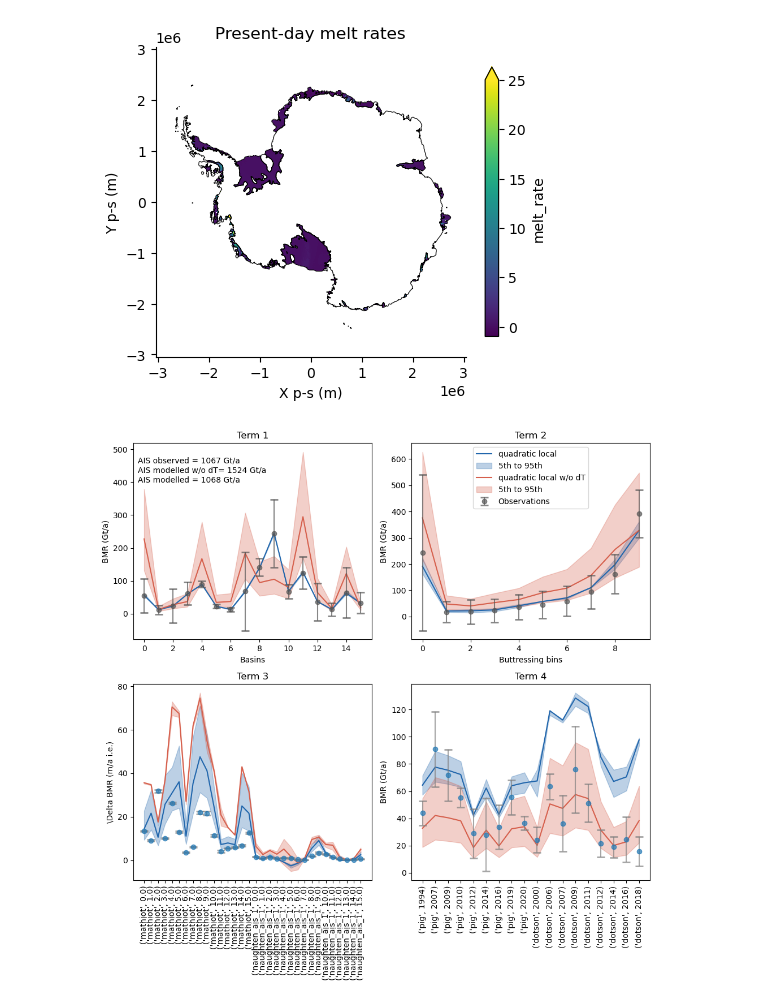
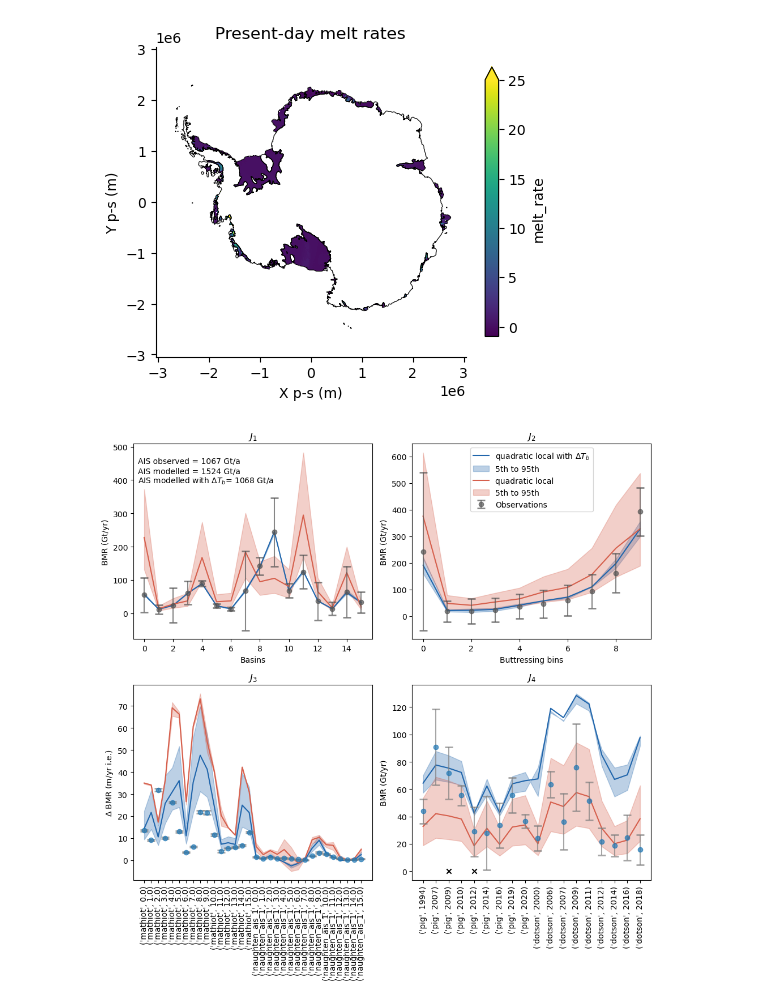
Before and after one commit to ismip/ismip7-antarctic-ocean-forcing, a Jupyter notebook: parameterisations/parameter_selection_quadratic_example.ipynb, the cells around one changed output. Cells and saved outputs as stored; diff of their text form; code cells hidden in the pictures.

Commit message:
Update figures with Claras recommendations

```diff
--- a/parameterisations/parameter_selection_quadratic_example.ipynb
+++ b/parameterisations/parameter_selection_quadratic_example.ipynb
@@ -1075,6 +1265,9 @@ fig, axes = plt.subplots(2, 2, figsize=(10, 10))
 
 color_wocorrection = "#D6604D"
 color_wcorrection = "#2166AC"
+
+label_wdT = 'quadratic local with $\Delta T_b$'
+label_wodT = 'quadratic local'
 
 # TERM 1
 ax = axes.flatten()[0]
@@ -1093,10 +1286,10 @@ t1_model_p50,_, _ = calculate_term1(
 t1_model_p95,_, _ = calculate_term1(
     result.isel(K=2), mask_m, basins_m.basins, nBasins, cvt_m, MeltDataImbie)
 
-ax.plot(range(nBasins+1),t1_model_p50 , label='quadratic local', color=color_wcorrection)
+ax.plot(range(nBasins+1),t1_model_p50 , label=label_wdT, color=color_wcorrection)
 ax.fill_between(range(nBasins+1),t1_model_p05, t1_model_p95, color=color_wcorrection, alpha=0.3, label='5th to 95th')
 
-ax.plot(range(nBasins+1),t1_model_ndT_50 , label='quadratic local w/o dT', color=color_wocorrection)
+ax.plot(range(nBasins+1),t1_model_ndT_50 , label=label_wodT, color=color_wocorrection)
 ax.fill_between(range(nBasins+1),t1_model_ndT_05, t1_model_ndT_95, color=color_wocorrection, alpha=0.3, label='5th to 95th')
 
 
@@ -1106,16 +1299,16 @@ ax.errorbar(range(nBasins+1), t1_obs_mean, xerr=None, yerr=t1_obs_sigma,
 #ax.errorbar(range(nBasins+1), t1_obs_mean.sel(source='davison'), xerr=None, yerr=t1_obs_sigma.sel(source='davison'),
 #             fmt='o', capsize=5, capthick=2, color="#111111",
 #             ecolor="#555555", alpha=0.7, label='Davison')
-ax.set_ylabel('BMR (Gt/a)')
+ax.set_ylabel('BMR (Gt/yr)')
 ax.set_xlabel('Basins')
 #ax.text(0.02, 0.95, 'AIS observed Paolo = '+str(int(np.sum(t1_obs_mean.sel(source='paolo') )))+' Gt/a' , transform=ax.transAxes,)
 ax.text(0.02, 0.90, 'AIS observed = '+str(int(np.sum(t1_obs_mean )))+' Gt/a' , transform=ax.transAxes,)
-ax.text(0.02, 0.85, 'AIS modelled w/o dT= '+str(int(np.sum(t1_model_ndT_50).values))+' Gt/a' ,transform=ax.transAxes,)
-ax.text(0.02, 0.80, 'AIS modelled = '+str(int(np.sum(t1_model_p50).values))+' Gt/a' ,transform=ax.transAxes)
+ax.text(0.02, 0.85, 'AIS modelled = '+str(int(np.sum(t1_model_ndT_50).values))+' Gt/a' ,transform=ax.transAxes,)
+ax.text(0.02, 0.80, 'AIS modelled with $\Delta T_b$= '+str(int(np.sum(t1_model_p50).values))+' Gt/a' ,transform=ax.transAxes)
 
 
 #ax.legend()
-ax.set_title('Term 1')
+ax.set_title(r'$J_1$')
 
 
 # TERM 2
@@ -1134,10 +1327,10 @@ t2_model_p50, _, _ = calculate_term2(
 t2_model_p95, _, _ = calculate_term2(
     result.isel(K=2),mask_m,bfrn_m,cvt_m,buttressing_target)
 
-ax.plot(range(len(t2_model.BFRN_bins)),t2_model_p50 , label='quadratic local', color=color_wcorrection)
+ax.plot(range(len(t2_model.BFRN_bins)),t2_model_p50 , label=label_wdT, color=color_wcorrection)
 ax.fill_between(range(len(t2_model.BFRN_bins)),t2_model_p05, t2_model_p95, color=color_wcorrection, alpha=0.3, label='5th to 95th')
 
-ax.plot(range(len(t2_model.BFRN_bins)),t2_model_ndT_50 , label='quadratic local w/o dT', color=color_wocorrection)
+ax.plot(range(len(t2_model.BFRN_bins)),t2_model_ndT_50 , label=label_wodT, color=color_wocorrection)
 ax.fill_between(range(len(t2_model.BFRN_bins)),t2_model_ndT_05, t2_model_ndT_95, color=color_wocorrection, alpha=0.3, label='5th to 95th')
 
 
@@ -1145,10 +1338,10 @@ ax.errorbar(range(len(t2_model.BFRN_bins)), t2_obs_mean, xerr=None, yerr=t2_obs_
              fmt='o', capsize=5, capthick=2,color="#555555",
              ecolor='#555555', alpha=0.7, label='Observations')
 
-ax.set_ylabel('BMR (Gt/a)')
+ax.set_ylabel('BMR (Gt/yr)')
 ax.set_xlabel('Buttressing bins')
 ax.legend()
-ax.set_title('Term 2')
+ax.set_title(r'$J_2$')
 
 # Term 3
 ax = axes.flatten()[2]
@@ -1177,11 +1370,11 @@ t3_stack_ndT_95 = t3_model_ndT_95.sel(model=['mathiot','naughten_ais_1'] ).stack
 
 
 ax.plot(range(len(t3_stack_50.modelbasin)),
-        t3_stack_50/ice_density , label='quadratic local', color=color_wcorrection)
+        t3_stack_50/ice_density , label=label_wdT, color=color_wcorrection)
 ax.fill_between(range(len(t3_stack_50.modelbasin)),t3_stack_05/ice_density, t3_stack_95/ice_density, color=color_wcorrection, alpha=0.3, label='5th to 95th')
 
 ax.plot(range(len(t3_stack_ndT_50.modelbasin)),
-        t3_stack_ndT_50/ice_density , label='quadratic local w/o dT', color=color_wocorrection)
+        t3_stack_ndT_50/ice_density , label=label_wodT, color=color_wocorrection)
 ax.fill_between(range(len(t3_stack_ndT_50.modelbasin)),t3_stack_ndT_05/ice_density, t3_stack_ndT_95/ice_density, color=color_wocorrection, alpha=0.3, label='5th to 95th')
 
 
@@ -1190,10 +1383,10 @@ ax.errorbar(range(len(t3_stack_ndT_50.modelbasin)),
             xerr=None, yerr=t3_obs_sigma_ndT.sel(model=['mathiot','naughten_ais_1'] ).stack(modelbasin=('model','basins')).dropna(dim='modelbasin')/ice_density,
              fmt='o', capsize=5, capthick=2,
              ecolor='gray', alpha=0.7, label='target')
-ax.set_ylabel('\Delta BMR (m/a i.e.)')
+ax.set_ylabel('$\Delta$ BMR (m/yr i.e.)')
 ax.set_xticks(range(len(t3_stack_50.modelbasin)))
 ax.set_xticklabels(t3_stack_50.modelbasin.values, rotation=90)
-ax.set_title('Term 3')
+ax.set_title(r'$J_3$')
 #ax.legend()
 
 
@@ -1221,35 +1414,36 @@ ds_flat_ndT_50 = t4_model_ndT_50.stack(region_year=("region", "year")).dropna(di
 ds_flat_ndT_95 = t4_model_ndT_95.stack(region_year=("region", "year")).dropna(dim='region_year')
 
 ds_flat_05 = t4_model_p05.stack(region_year=("region", "year")).dropna(dim='region_year')
 ds_flat_50 = t4_model_p50.stack(region_year=("region", "year")).dropna(dim='region_year')
 ds_flat_95 = t4_model_p95.stack(region_year=("region", "year")).dropna(dim='region_year')
 
-ax.plot(range(len(ds_flat_50.year)),ds_flat_50.values , label='quadratic local', color=color_wcorrection)
+ax.plot(range(len(ds_flat_50.year)),ds_flat_50.values , label=label_wdT, color=color_wcorrection)
 ax.fill_between(range(len(ds_flat_50.year)),ds_flat_05.values, ds_flat_95.values, color=color_wcorrection, alpha=0.3, label='5th to 95th')
 
-ax.plot(range(len(ds_flat_ndT_50.year)),ds_flat_ndT_50.values , label='quadratic local w/o dT', color=color_wocorrection)
+ax.plot(range(len(ds_flat_ndT_50.year)),ds_flat_ndT_50.values , label=label_wodT, color=color_wocorrection)
 ax.fill_between(range(len(ds_flat_ndT_50.year)),ds_flat_ndT_05.values, ds_flat_ndT_95.values, color=color_wocorrection, alpha=0.3, label='5th to 95th')
 
 
 ax.errorbar(range(len(ds_flat_50.year)),
             t4_obs_mean.stack(region_year=('region','year')).dropna(dim='region_year'),
             xerr=None,
             yerr=t4_obs_sigma.stack(region_year=('region','year')).dropna(dim='region_year'),
              fmt='o', capsize=5, capthick=2,
              ecolor='gray', alpha=0.7, label='target')
-ax.set_ylabel('BMR (Gt/a)')
+ax.set_ylabel('BMR (Gt/yr)')
 ax.set_xticks(range(len(ds_flat_50.region_year)))
 ax.set_xticklabels(ds_flat_50.region_year.values, rotation=90)
-ax.set_title('Term 4')
+ax.set_title(r'$J_4$')
 #ax.legend()
+ax.scatter([2,4], [0,0], marker='x', color='black')
 
 # Add overall title
 #fig.suptitle('K='+str(K), fontsize=16)
 
 plt.tight_layout()
 
 plt.savefig(os.path.join(figure_dir,'Optimise_quadratic_allK_Terms.png'))
 
 plt.show()
 # %% [output]
-[figure, old version]
+[figure, new version]
```
Also changed, not shown: parts of 15 cells of this notebook, 1 other file.
